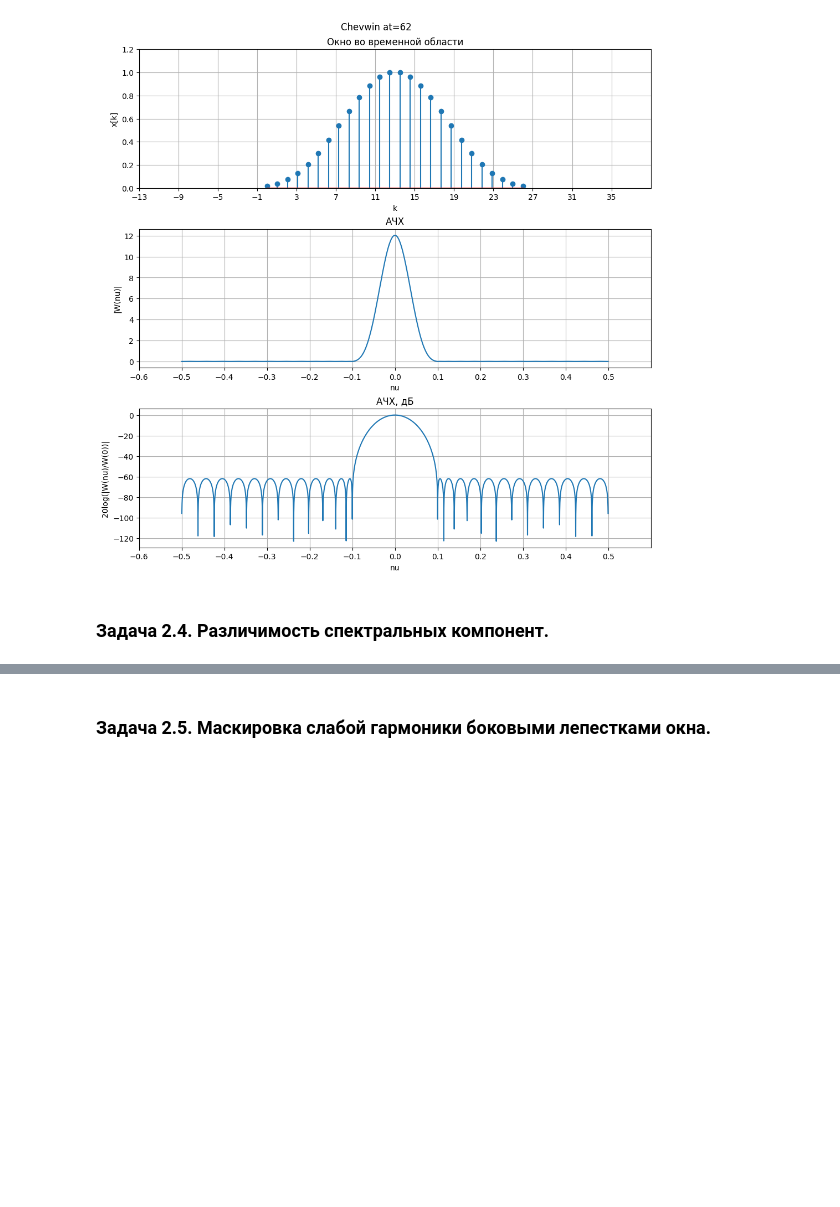
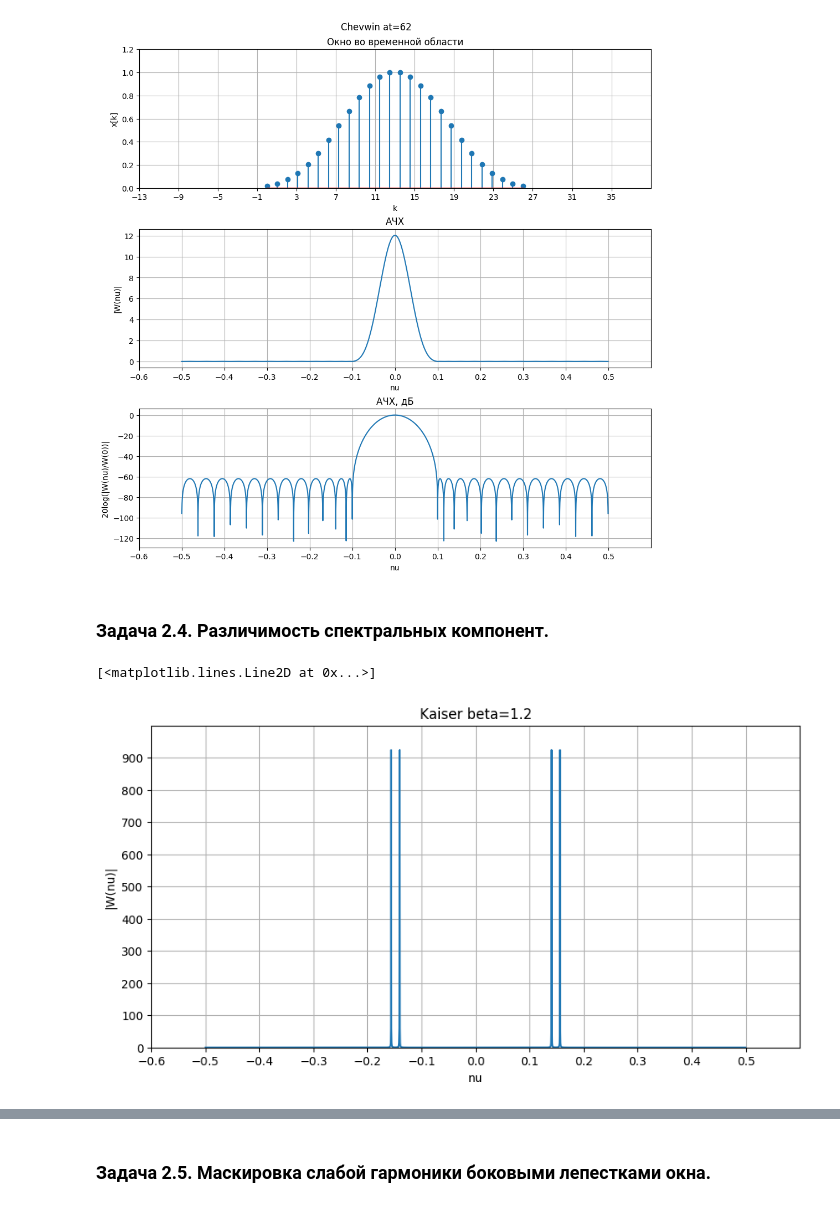
Before and after one commit to RustamSubkhankulov/radiophys, a Jupyter notebook: lab2.ipynb, the cells around one changed output, grey strips where cells are left out. Cells and saved outputs as stored; diff of their text form; code cells hidden in the pictures; blank space fills up the shorter version.

```diff
--- a/lab2.ipynb
+++ b/lab2.ipynb
@@ -371,3 +371,40 @@ np.seterr(all="warn")
 [figure]
 # %% [markdown]
 ### Задача 2.4. Различимость спектральных компонент.
+# %%
+n0 = 18
+beta0 = 1.2
+beta1 = 6.2
+M = 2048
+
+x_k = np.zeros(M)
+for k in range(M):
+    x_k[k] = np.cos(2 * np.pi * n0 * k / 128) + np.cos(2 * np.pi * (n0 + 2) * k / 128)
+# %%
+# Kaiser beta0
+
+window = scp.signal.windows.kaiser(M, beta0)
+y_k = np.zeros(M)
+for i in range(M):
+    y_k[i] = x_k[i] * window[i]
+
+dft_y_k = np.fft.fftshift(np.fft.fft(y_k))
+nu = np.arange(M) / M - 0.5
+
+plt.figure(figsize=[10,5])
+
+plt.xlim(-0.6, +0.6)
+plt.xticks(np.arange(-0.6, +0.6, 0.1))
+
+plt.ylim(0, 1000)
+plt.yticks(np.arange(0, 1000, 100))
+
+plt.grid()
+plt.title(f"Kaiser beta={beta0}")
+plt.xlabel('nu')
+plt.ylabel('|W(nu)|')
+
+plt.plot(nu, np.abs(dft_y_k))
+# %% [output]
+[<matplotlib.lines.Line2D at 0x...>]
+[figure, added]
```
Also changed, not shown: parts of 3 cells of this notebook.
